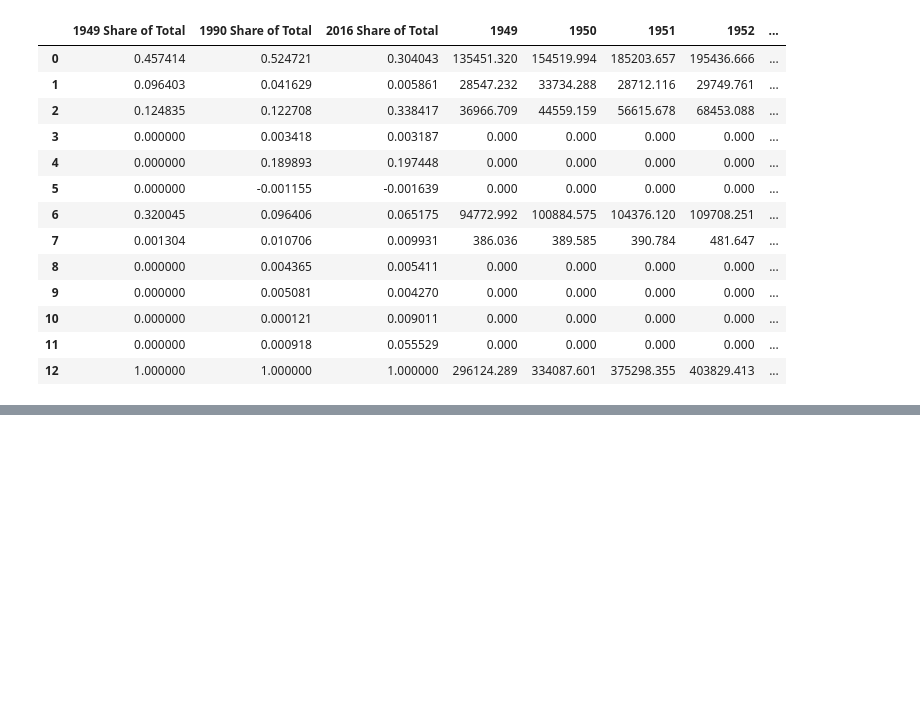
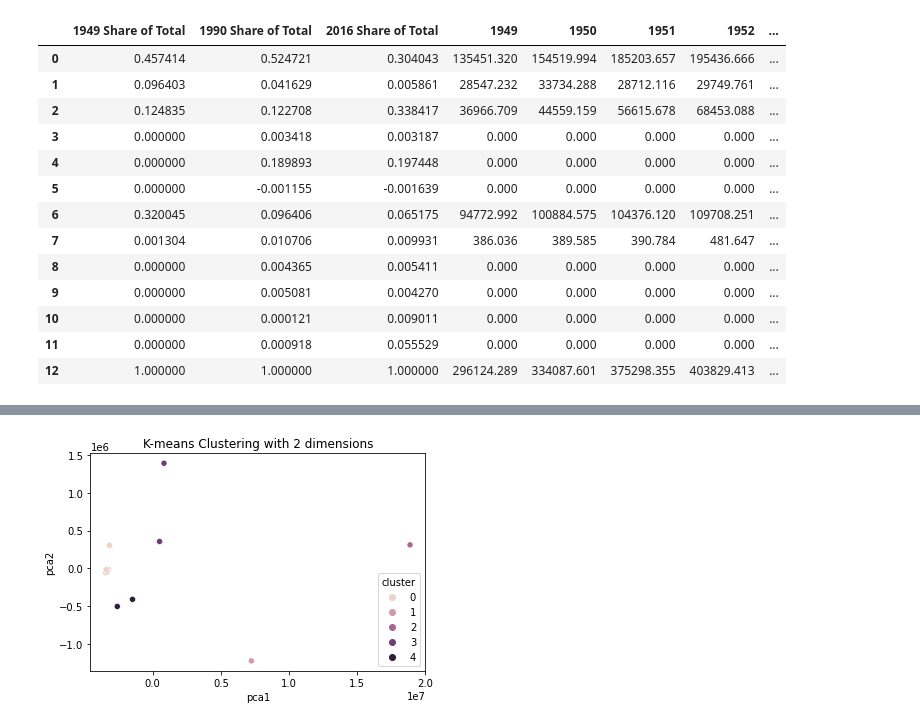
Before and after one commit to gautumsvp7/EnergyGenerationDataset, a Jupyter notebook: Electricity_gen_1949to2016.ipynb, the cells around one changed output, grey strips where cells are left out. Cells and saved outputs as stored; diff of their text form; code cells hidden in the pictures; blank space fills up the shorter version.

```diff
--- a/Electricity_gen_1949to2016.ipynb
+++ b/Electricity_gen_1949to2016.ipynb
@@ -309,3 +306,6 @@ X_mod
 | 10 | 0.000 | 0.000 | 0.000 | 0.000 | 0.000 | 0.000 | 0.000 | 0.000 | 0.000 | 0.000 | 0.000 | ... |
 | 11 | 0.000 | 0.000 | 0.000 | 0.000 | 0.000 | 0.000 | 0.000 | 0.000 | 0.000 | 0.000 | 0.000 | ... |
 | 12 | 296124.289 | 334087.601 | 375298.355 | 403829.413 | 447048.563 | 476257.618 | 550298.862 | 603875.763 | 634642.367 | 648450.862 | 713378.831 | ... |
+# %%
+kmean = KMeans(n_clusters = 5,n_init=10,max_iter=300)
+kmean.fit(X_f)
@@ -311,0 +316,3 @@ X_mod
+# %%
+y_predicted = kmean.fit_predict(X_mod)
+y_predicted
@@ -311,0 +321,3 @@ X_mod
+# %%
+X_mod['cluster'] = y_predicted
+X_mod
@@ -311,0 +339,11 @@ X_mod
+# %%
+#Running PCA to reduce dimensions
+pca_num_components=2
+reduced_data = PCA(n_components=pca_num_components).fit_transform(X_mod)
+results = pd.DataFrame(reduced_data,columns=['pca1','pca2'])
+
+sns.scatterplot(x="pca1", y="pca2", hue=X_mod['cluster'], data=results)
+plt.title('K-means Clustering with 2 dimensions')
+plt.show()
+# %% [output]
+[figure, added]
```
Also changed, not shown: parts of 6 cells of this notebook.
